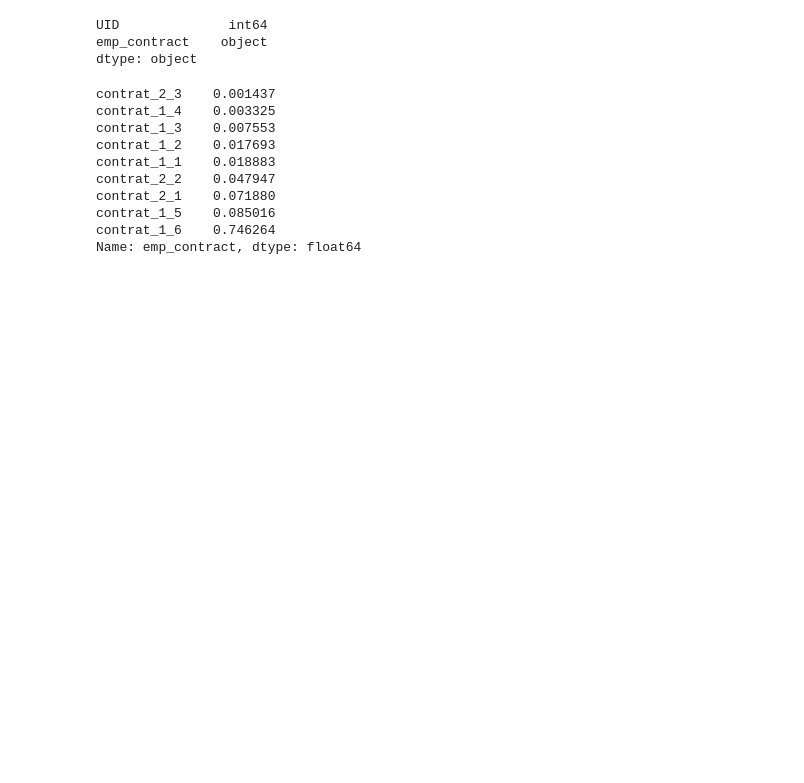
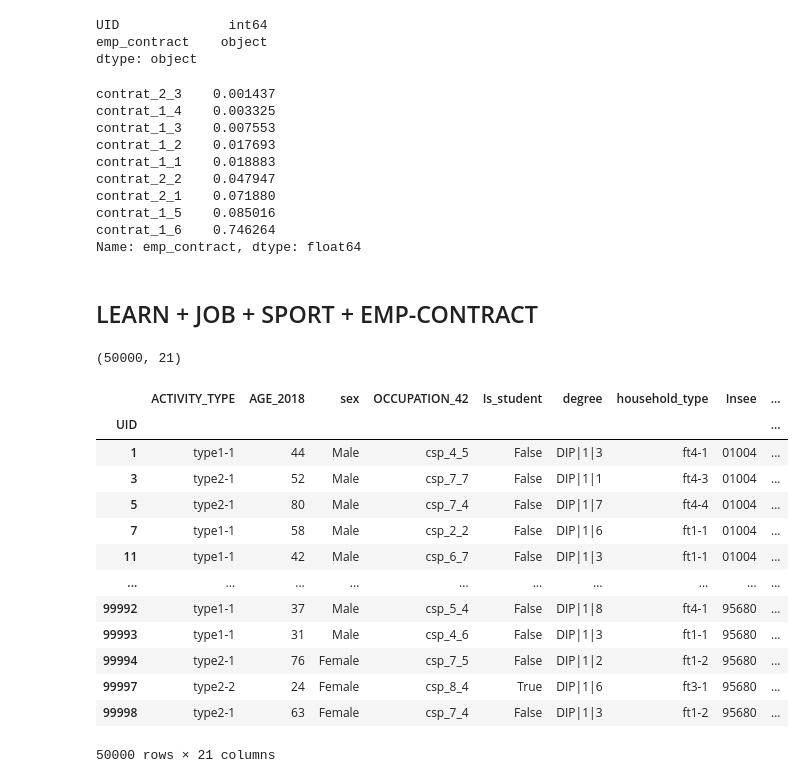
Before and after one commit to matardoky/ould-, a Jupyter notebook: Analyse et exploration des données .ipynb, the cells around one changed output. Cells and saved outputs as stored; diff of their text form; code cells hidden in the pictures; blank space fills up the shorter version.

```diff
--- a/Analyse et exploration des données .ipynb
+++ b/Analyse et exploration des données .ipynb
@@ -272,3 +272,5 @@ contrat_2_1    0.071880
 contrat_1_5    0.085016
 contrat_1_6    0.746264
 Name: emp_contract, dtype: float64
+# %% [markdown]
+## LEARN + JOB + SPORT + EMP-CONTRACT
@@ -274,0 +284,21 @@ Name: emp_contract, dtype: float64
+# %%
+df.shape
+# %% [output]
+(50000, 21)
+# %%
+df
+# %% [output]
+|  | ACTIVITY_TYPE | AGE_2018 | sex | OCCUPATION_42 | Is_student | degree | household_type | Insee | ... |
+| UID |  |  |  |  |  |  |  |  | ... |
+| 1 | type1-1 | 44 | Male | csp_4_5 | False | DIP|1|3 | ft4-1 | 01004 | ... |
+| 3 | type2-1 | 52 | Male | csp_7_7 | False | DIP|1|1 | ft4-3 | 01004 | ... |
+| 5 | type2-1 | 80 | Male | csp_7_4 | False | DIP|1|7 | ft4-4 | 01004 | ... |
+| 7 | type1-1 | 58 | Male | csp_2_2 | False | DIP|1|6 | ft1-1 | 01004 | ... |
+| 11 | type1-1 | 42 | Male | csp_6_7 | False | DIP|1|3 | ft1-1 | 01004 | ... |
+| ... | ... | ... | ... | ... | ... | ... | ... | ... | ... |
+| 99992 | type1-1 | 37 | Male | csp_5_4 | False | DIP|1|8 | ft4-1 | 95680 | ... |
+| 99993 | type1-1 | 31 | Male | csp_4_6 | False | DIP|1|3 | ft1-1 | 95680 | ... |
+| 99994 | type2-1 | 76 | Female | csp_7_5 | False | DIP|1|2 | ft1-2 | 95680 | ... |
+| 99997 | type2-2 | 24 | Female | csp_8_4 | True | DIP|1|6 | ft3-1 | 95680 | ... |
+| 99998 | type2-1 | 63 | Female | csp_7_4 | False | DIP|1|3 | ft1-2 | 95680 | ... |
+50000 rows × 21 columns
```
Also changed, not shown: parts of 10 cells of this notebook.
